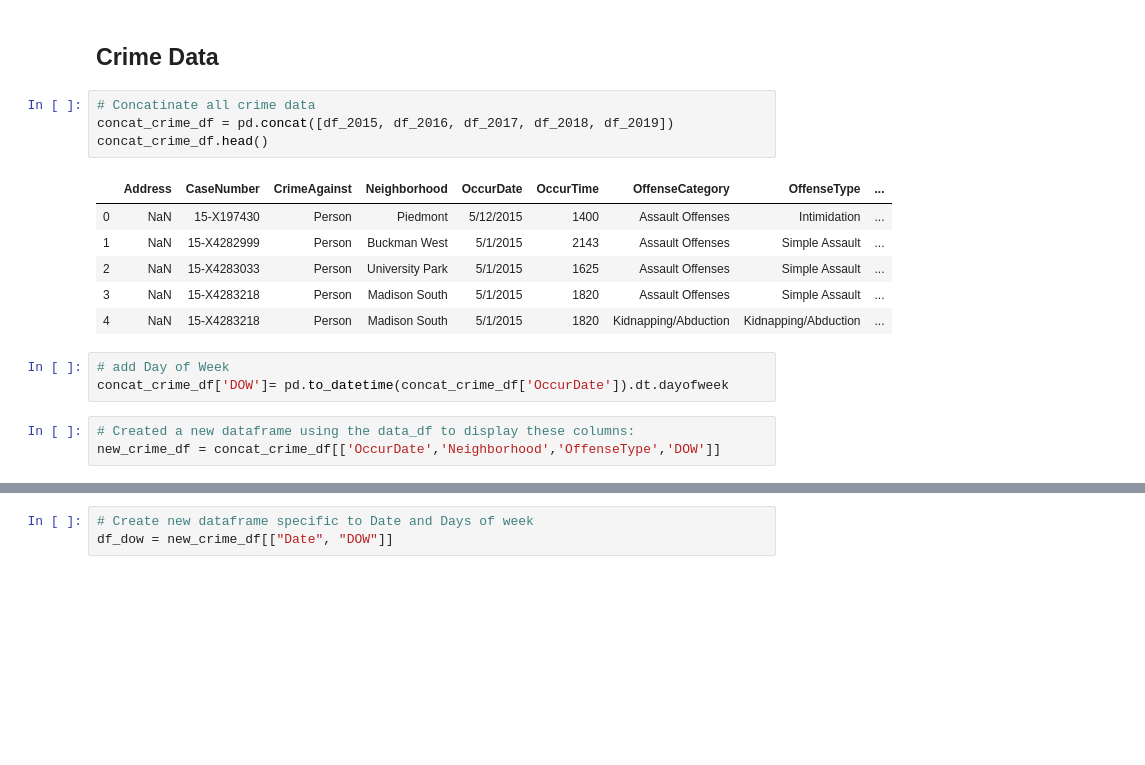
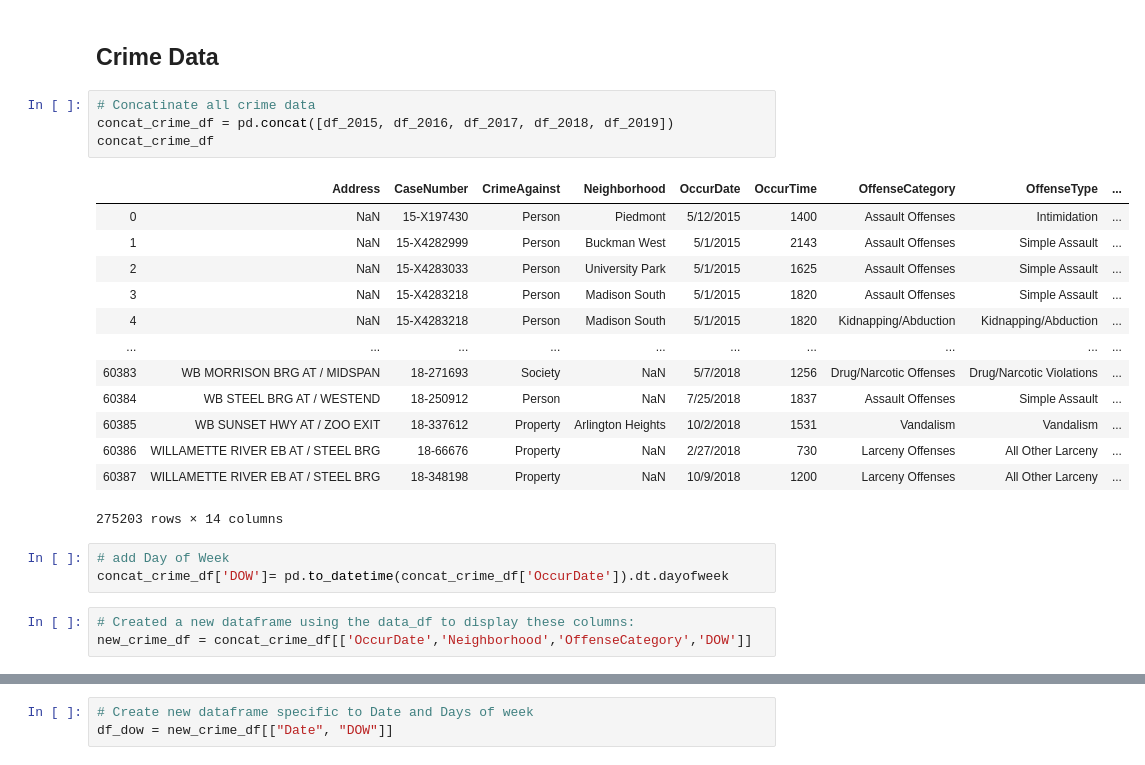
Before and after one commit to shaymusmc/Crime_TrailBlazers, a Jupyter notebook: Crime_TrailBlazers_Data.ipynb, the cells around one changed output, grey strips where cells are left out. Cells and saved outputs as stored; diff of their text form; blank space fills up the shorter version.

```diff
--- a/Crime_TrailBlazers_Data.ipynb
+++ b/Crime_TrailBlazers_Data.ipynb
@@ -70,20 +74,27 @@ home_blazers_df.head()
 # %%
 # Concatinate all crime data
 concat_crime_df = pd.concat([df_2015, df_2016, df_2017, df_2018, df_2019])
-concat_crime_df.head()
+concat_crime_df
 # %% [output]
 |  | Address | CaseNumber | CrimeAgainst | Neighborhood | OccurDate | OccurTime | OffenseCategory | OffenseType | ... |
 | 0 | NaN | 15-X197430 | Person | Piedmont | 5/12/2015 | 1400 | Assault Offenses | Intimidation | ... |
 | 1 | NaN | 15-X4282999 | Person | Buckman West | 5/1/2015 | 2143 | Assault Offenses | Simple Assault | ... |
 | 2 | NaN | 15-X4283033 | Person | University Park | 5/1/2015 | 1625 | Assault Offenses | Simple Assault | ... |
 | 3 | NaN | 15-X4283218 | Person | Madison South | 5/1/2015 | 1820 | Assault Offenses | Simple Assault | ... |
 | 4 | NaN | 15-X4283218 | Person | Madison South | 5/1/2015 | 1820 | Kidnapping/Abduction | Kidnapping/Abduction | ... |
+| ... | ... | ... | ... | ... | ... | ... | ... | ... | ... |
+| 60383 | WB MORRISON BRG AT / MIDSPAN | 18-271693 | Society | NaN | 5/7/2018 | 1256 | Drug/Narcotic Offenses | Drug/Narcotic Violations | ... |
+| 60384 | WB STEEL BRG AT / WESTEND | 18-250912 | Person | NaN | 7/25/2018 | 1837 | Assault Offenses | Simple Assault | ... |
+| 60385 | WB SUNSET HWY AT / ZOO EXIT | 18-337612 | Property | Arlington Heights | 10/2/2018 | 1531 | Vandalism | Vandalism | ... |
+| 60386 | WILLAMETTE RIVER EB AT / STEEL BRG | 18-66676 | Property | NaN | 2/27/2018 | 730 | Larceny Offenses | All Other Larceny | ... |
+| 60387 | WILLAMETTE RIVER EB AT / STEEL BRG | 18-348198 | Property | NaN | 10/9/2018 | 1200 | Larceny Offenses | All Other Larceny | ... |
+275203 rows × 14 columns
 # %%
 # add Day of Week
 concat_crime_df['DOW']= pd.to_datetime(concat_crime_df['OccurDate']).dt.dayofweek
 # %%
 # Created a new dataframe using the data_df to display these columns:
-new_crime_df = concat_crime_df[['OccurDate','Neighborhood','OffenseType','DOW']]
+new_crime_df = concat_crime_df[['OccurDate','Neighborhood','OffenseCategory','DOW']]
 # %%
 # Rename date field
 new_crime_df = new_crime_df.rename(columns={"OccurDate":"Date"})
```
Also changed, not shown: parts of 14 cells of this notebook, 2 other files.
